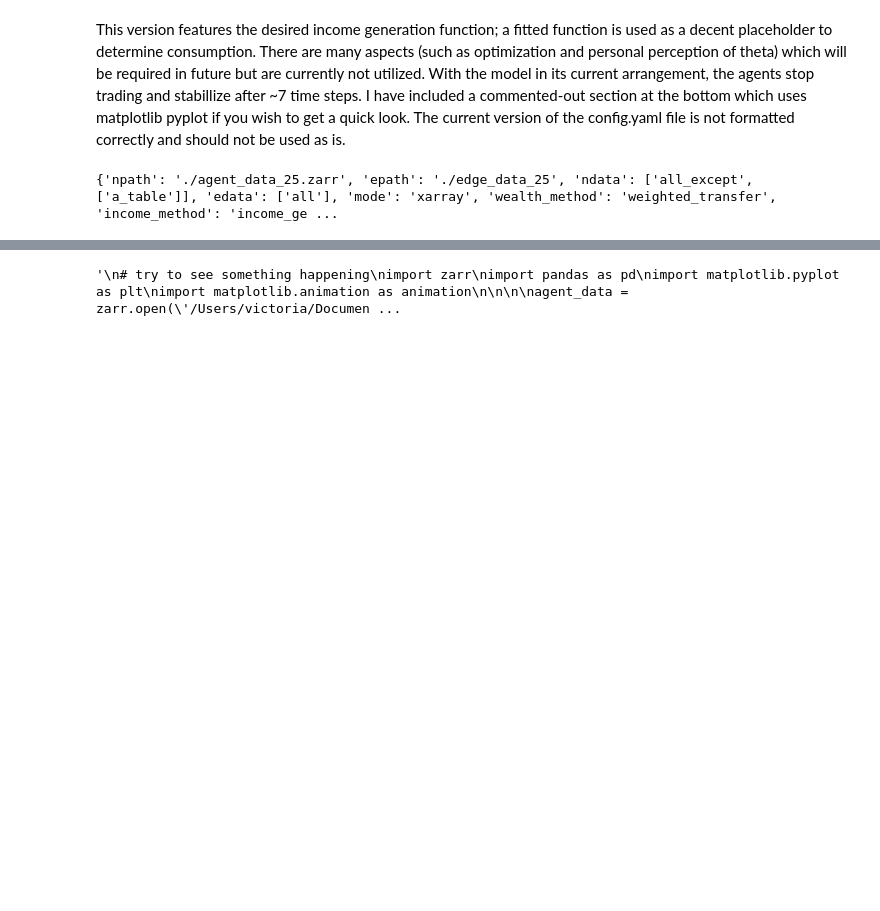
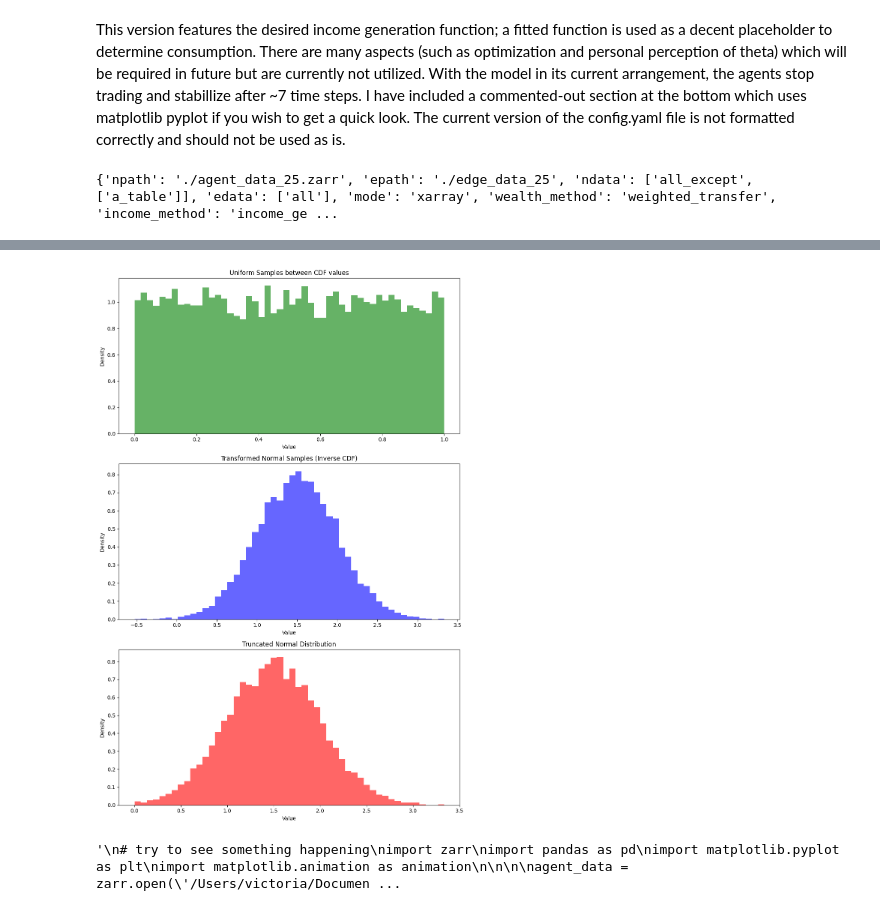
Before and after one commit to SDCCA/DGL-PTM, a Jupyter notebook: DGL_testing/scaletest.ipynb, the cells around one changed output, grey strips where cells are left out. Cells and saved outputs as stored; diff of their text form; code cells hidden in the pictures; blank space fills up the shorter version.

```diff
--- a/DGL_testing/scaletest.ipynb
+++ b/DGL_testing/scaletest.ipynb
@@ -383,3 +496,74 @@ DGLError: Cannot update column of scheme Scheme(shape=(), dtype=torch.float32) u
+# %%
+import torch
+import math
+import matplotlib.pyplot as plt
+
+def truncated_normal(size, mean=0.0, std=1.0, a=0.0, b=float('inf')):
+    # Define the standard normal CDF and its inverse using PyTorch functions
+    #cdf in terms of error function (1+erf(x/sqrt(2)))/2
+    """     normal_cdf = lambda x: (1 + torch.erf(x / torch.sqrt(torch.tensor(2))))/2
+    normal_ppf = lambda p: torch.sqrt(torch.tensor(2.0)) * torch.erfinv(2 * p - 1)
+
+    # Compute the CDF values at the truncation points
+    alpha = (a - mean) / std
+    beta = (b - mean) / std
+    alpha_cdf = normal_cdf(torch.tensor(alpha))
+    beta_cdf = normal_cdf(torch.tensor(beta))
+
+    # Sample uniformly in the CDF range
+    uniform_samples = torch.rand(size)
+
+    # Transform uniform samples to truncated normal samples
+    truncated_normal_samples = normal_ppf(alpha_cdf + (beta_cdf - alpha_cdf) * uniform_samples)
+
+    # Scale and shift the samples
+    truncated_normal_samples = mean + std * truncated_normal_samples
+     """
+    trunc_val_a = (a-mean)/std
+    trunc_val_b = (b-mean)/std
+    cdf_min = (1 + torch.erf(trunc_val_a / torch.sqrt(torch.tensor(2.0))))/2
+    cdf_max = (1 + torch.erf(trunc_val_b / torch.sqrt(torch.tensor(2.0))))/2
+
+    uniform_samples = torch.rand(size)
+    sample_ppf = torch.sqrt(torch.tensor(2.0)) * torch.erfinv(2 *(cdf_min + (cdf_max - cdf_min) * uniform_samples) - 1)
+
+    dist = mean + std * sample_ppf
+    return dist, uniform_samples
+
+# Parameters
+n = 10000  # Length of the truncated normal distribution
+mean = 1.5  # Mean of the normal distribution
+std = 0.5  # Standard deviation of the normal distribution
+
+# Generate truncated normal samples
+truncated_samples, uniform_samples = truncated_normal(n, mean, std)
+
+# Plotting
+fig, axs = plt.subplots(3, 1, figsize=(10, 15))
+
+# Uniform samples
+axs[0].hist(uniform_samples.numpy(), bins=50, density=True, alpha=0.6, color='g')
+axs[0].set_title('Uniform Samples between CDF values')
+axs[0].set_xlabel('Value')
+axs[0].set_ylabel('Density')
+
+# Transformed normal samples
+transformed_samples = torch.erfinv(2 * uniform_samples - 1) * torch.sqrt(torch.tensor(2.0)) * std + mean
+axs[1].hist(transformed_samples.numpy(), bins=50, density=True, alpha=0.6, color='b')
+axs[1].set_title('Transformed Normal Samples (Inverse CDF)')
+axs[1].set_xlabel('Value')
+axs[1].set_ylabel('Density')
+
+# Truncated normal samples
+axs[2].hist(truncated_samples.numpy(), bins=50, density=True, alpha=0.6, color='r')
+axs[2].set_title('Truncated Normal Distribution')
+axs[2].set_xlabel('Value')
+axs[2].set_ylabel('Density')
+
+plt.tight_layout()
+plt.show()
+# %% [output]
+[figure, added]
 # %%
 '''
 # try to see something happening
```
Also changed, not shown: parts of 9 cells of this notebook, 3 other files.
